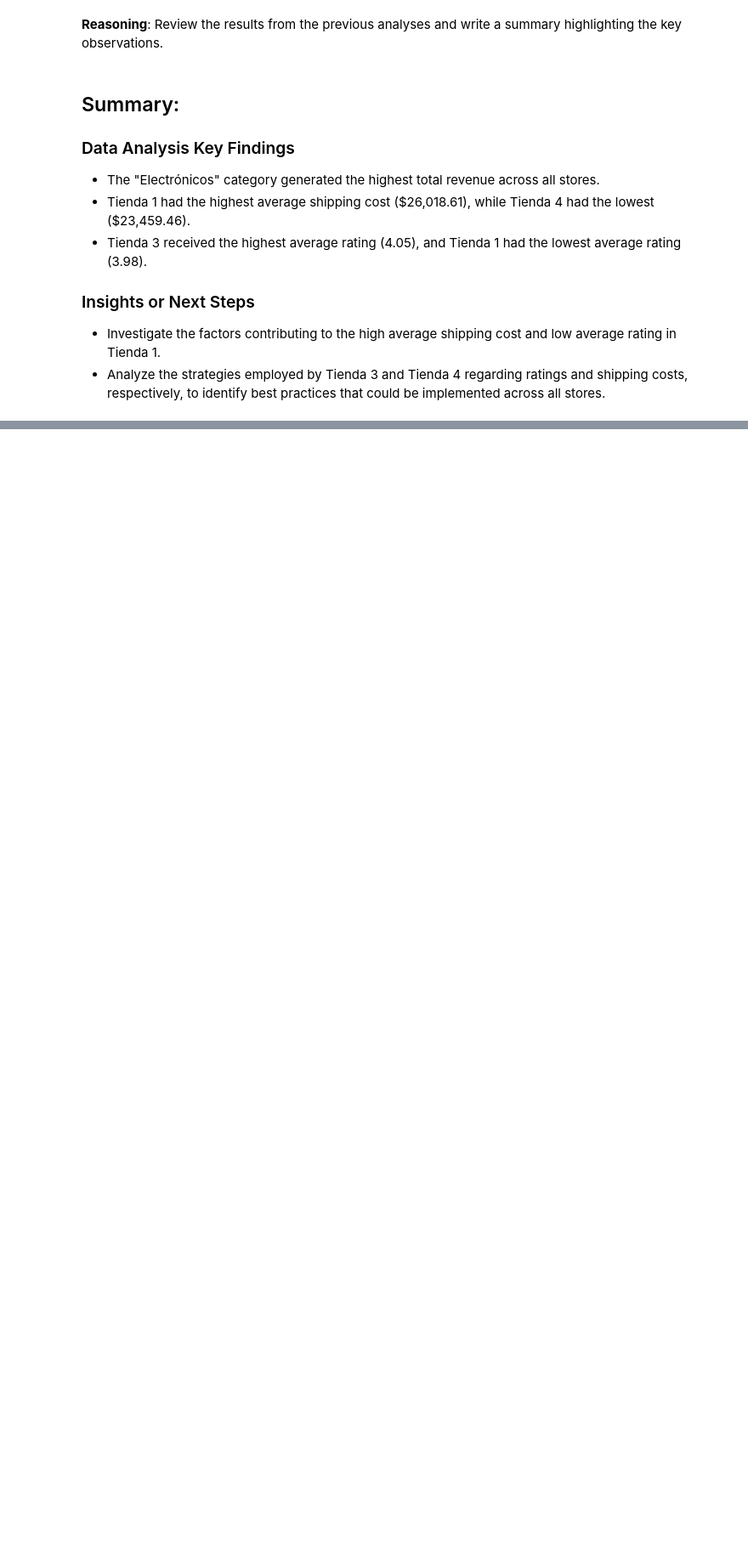
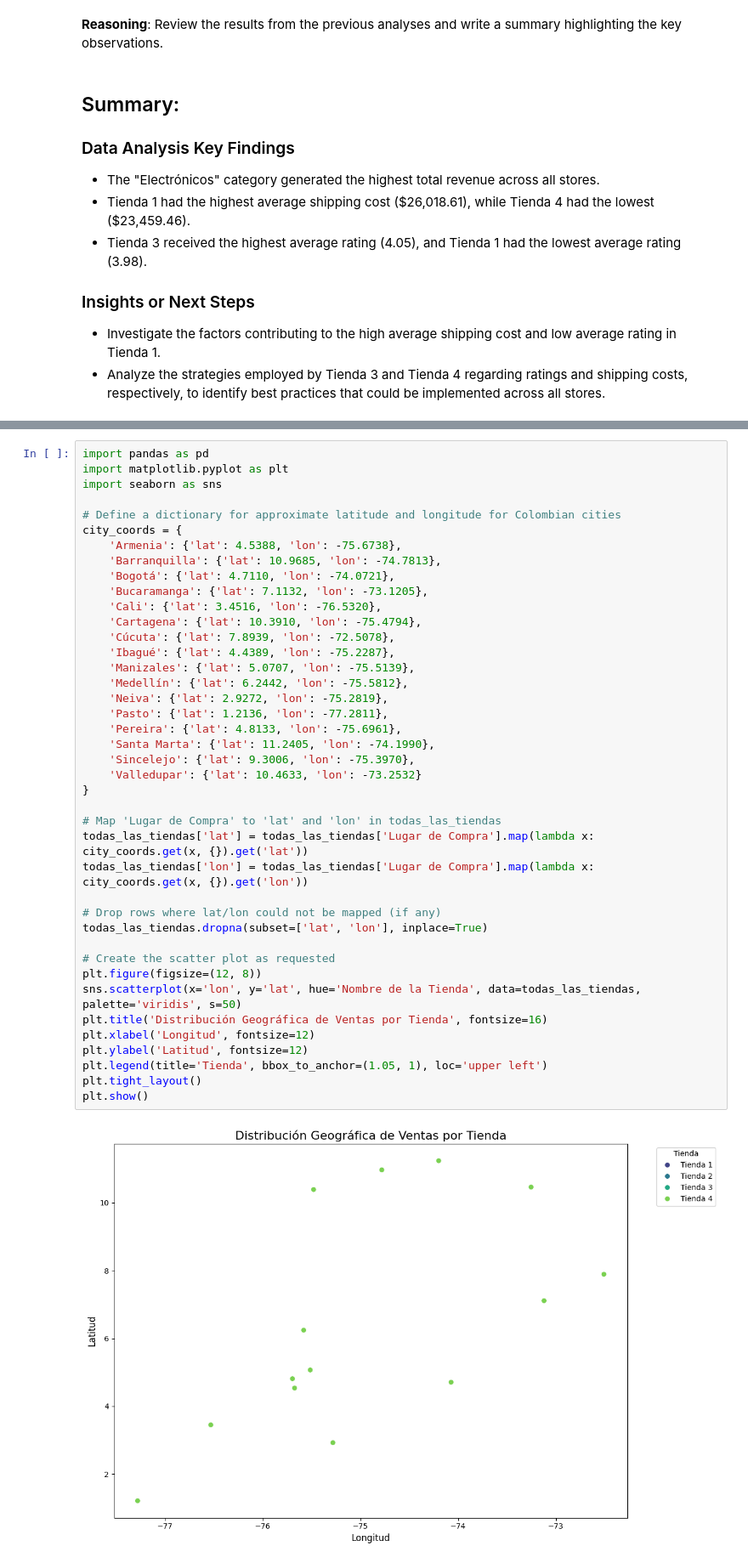
Before and after one commit to Socadan/challenge1-data-science-latam, a Jupyter notebook: AluraStoreLatam.ipynb, the cells around one changed output, grey strips where cells are left out. Shown at 85% size. Cells and saved outputs as stored; diff of their text form; blank space fills up the shorter version.

```diff
--- a/AluraStoreLatam.ipynb
+++ b/AluraStoreLatam.ipynb
@@ -573,0 +806,43 @@ Review the results from the previous analyses and write a summary highlighting t
+# %%
+import pandas as pd
+import matplotlib.pyplot as plt
+import seaborn as sns
+
+# Define a dictionary for approximate latitude and longitude for Colombian cities
+city_coords = {
+    'Armenia': {'lat': 4.5388, 'lon': -75.6738},
+    'Barranquilla': {'lat': 10.9685, 'lon': -74.7813},
+    'Bogotá': {'lat': 4.7110, 'lon': -74.0721},
+    'Bucaramanga': {'lat': 7.1132, 'lon': -73.1205},
+    'Cali': {'lat': 3.4516, 'lon': -76.5320},
+    'Cartagena': {'lat': 10.3910, 'lon': -75.4794},
+    'Cúcuta': {'lat': 7.8939, 'lon': -72.5078},
+    'Ibagué': {'lat': 4.4389, 'lon': -75.2287},
+    'Manizales': {'lat': 5.0707, 'lon': -75.5139},
+    'Medellín': {'lat': 6.2442, 'lon': -75.5812},
+    'Neiva': {'lat': 2.9272, 'lon': -75.2819},
+    'Pasto': {'lat': 1.2136, 'lon': -77.2811},
+    'Pereira': {'lat': 4.8133, 'lon': -75.6961},
+    'Santa Marta': {'lat': 11.2405, 'lon': -74.1990},
+    'Sincelejo': {'lat': 9.3006, 'lon': -75.3970},
+    'Valledupar': {'lat': 10.4633, 'lon': -73.2532}
+}
+
+# Map 'Lugar de Compra' to 'lat' and 'lon' in todas_las_tiendas
+todas_las_tiendas['lat'] = todas_las_tiendas['Lugar de Compra'].map(lambda x: city_coords.get(x, {}).get('lat'))
+todas_las_tiendas['lon'] = todas_las_tiendas['Lugar de Compra'].map(lambda x: city_coords.get(x, {}).get('lon'))
+
+# Drop rows where lat/lon could not be mapped (if any)
+todas_las_tiendas.dropna(subset=['lat', 'lon'], inplace=True)
+
+# Create the scatter plot as requested
+plt.figure(figsize=(12, 8))
+sns.scatterplot(x='lon', y='lat', hue='Nombre de la Tienda', data=todas_las_tiendas, palette='viridis', s=50)
+plt.title('Distribución Geográfica de Ventas por Tienda', fontsize=16)
+plt.xlabel('Longitud', fontsize=12)
+plt.ylabel('Latitud', fontsize=12)
+plt.legend(title='Tienda', bbox_to_anchor=(1.05, 1), loc='upper left')
+plt.tight_layout()
+plt.show()
+# %% [output]
+[figure, added]
```
Also changed, not shown: parts of 18 cells of this notebook.
